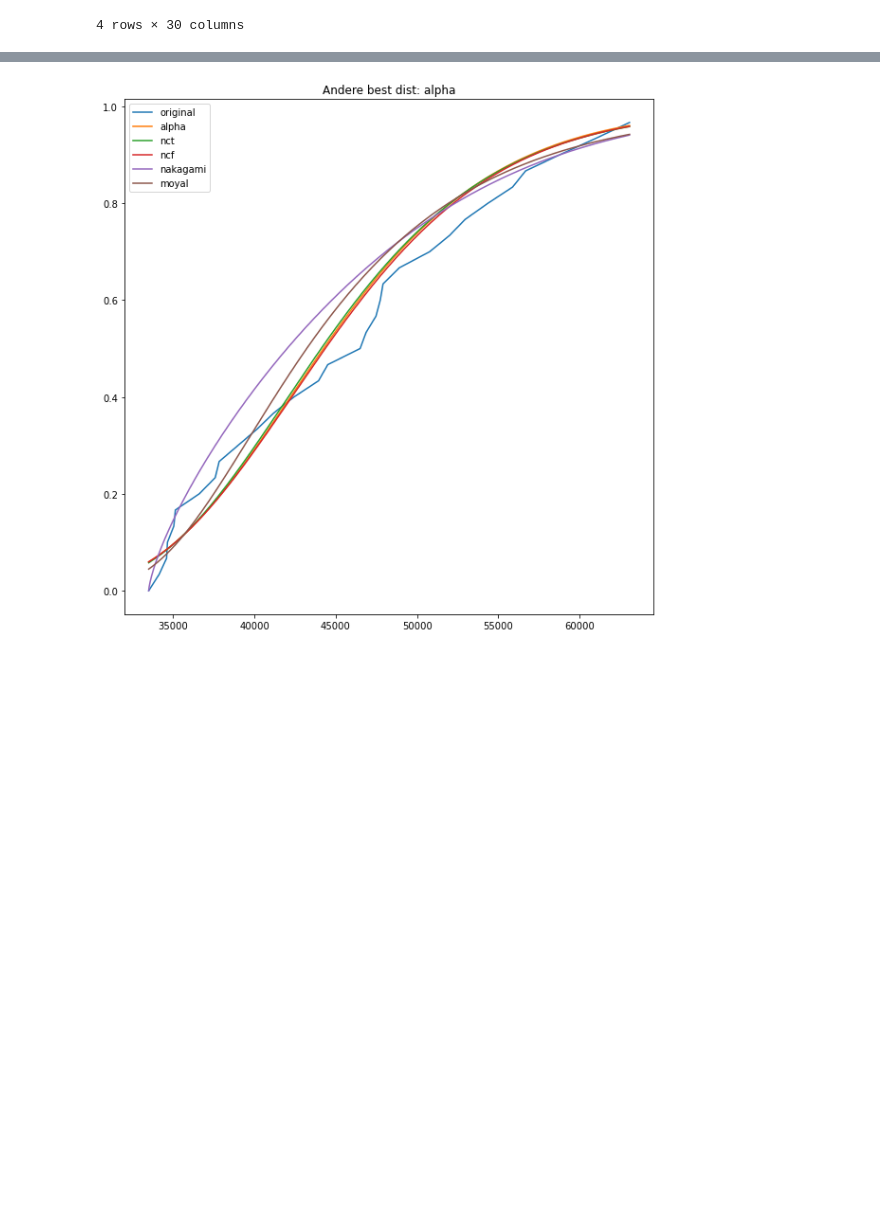
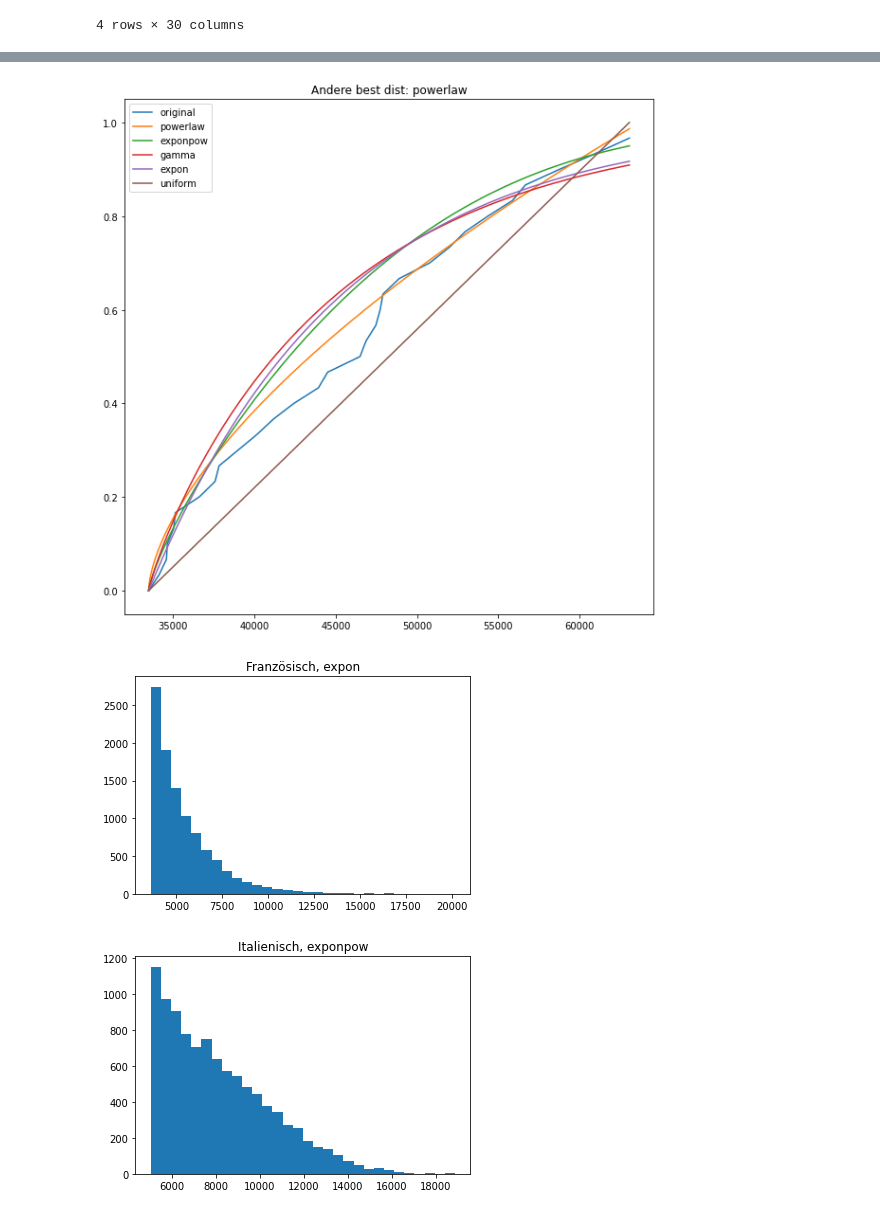
Before and after one commit to nicolarohner1337/omc-WER, a Jupyter notebook: Daten/zf_auswanderung/aufbereiter.ipynb, the cells around one changed output, grey strips where cells are left out. Drawn from its saved outputs; the diff is of its cells as text; code cells hidden in the pictures; blank space fills up the shorter version.

```diff
--- a/Daten/zf_auswanderung/aufbereiter.ipynb
+++ b/Daten/zf_auswanderung/aufbereiter.ipynb
@@ -78,13 +78,26 @@ for sprache in df_auswanderung.index.values:
 
     row_values = df_auswanderung.loc[sprache].dropna().values
 
-    f = fitter.Fitter(row_values, timeout=60)
+    f = fitter.Fitter(row_values, timeout=60,distributions=fitter.get_common_distributions())
     f.fit()
 
-    method = "kl_div"
+    method = "sumsquare_error"
     dict_distributions[sprache] = f.get_best(method=method)
 
     display_distributions_cdf(f, row_values, sprache, method)
 
+for sprache, dist in dict_distributions.items():
+    obj = getattr(stats, list(dist.keys())[0])
+    params = dist[list(dist.keys())[0]]
+
+    if type(params) is dict:
+        params = list(params.values())
+
+    dist_vals = obj.rvs(size=10000, *params)
+
+    plt.hist(dist_vals, bins=30)
+    plt.title(sprache + ", " + str(list(dist.keys())[0]))
+    plt.show()
+
 dill.dump(dict_distributions, open("distributions_nach_sprache.pick", mode='wb'))
 # %% [output]
@@ -110 +107,3 @@ WARNING:root:SKIPPED rv_histogram distribution (taking more than 60 seconds)
-[figure, old version]
+[figure, new version]
+[figure, added]
+[figure, added]
```
Also changed, not shown: parts of 1 cell of this notebook, 8 other files.
